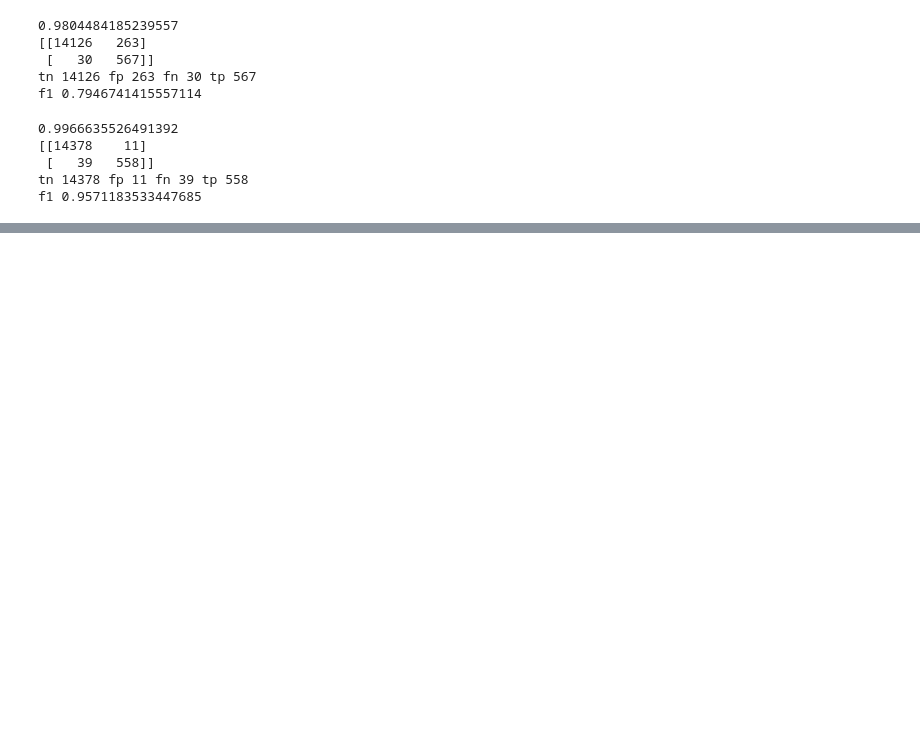
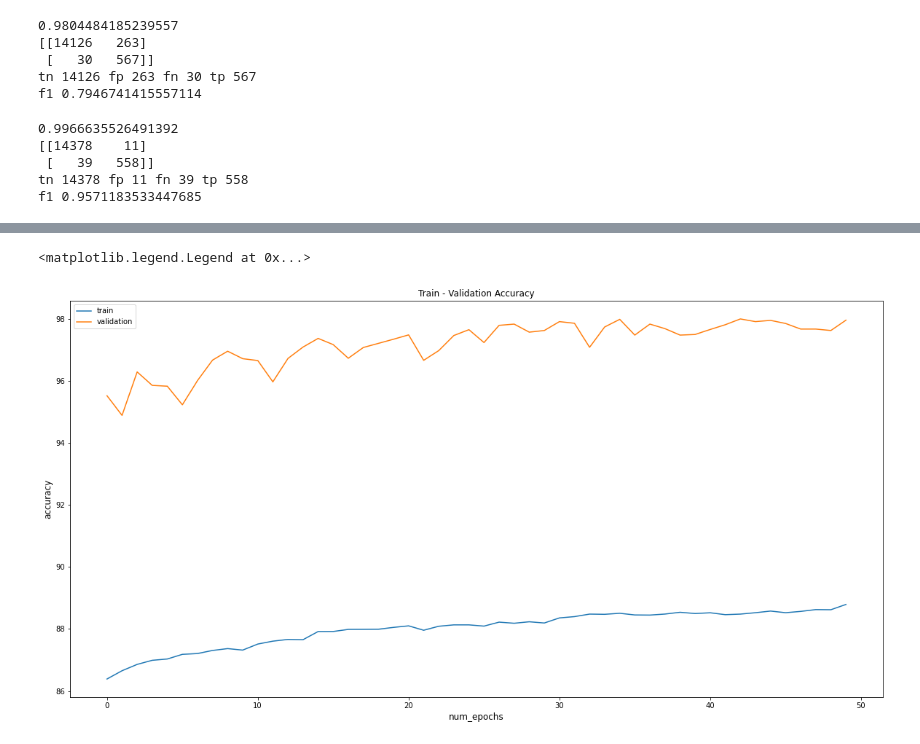
Before and after one commit to MaxPolak97/machine-failure-prediction, a Jupyter notebook: bitchasscode.ipynb, the cells around one changed output, grey strips where cells are left out. Drawn from its saved outputs; the diff is of its cells as text; code cells hidden in the pictures; blank space fills up the shorter version.

Commit message:
Added Pytorch NN

```diff
--- a/bitchasscode.ipynb
+++ b/bitchasscode.ipynb
@@ -98,7 +103,7 @@ tn 14415 fp 21 fn 38 tp 511
 f1 0.9454209065679926
 # %%
 from sklearn.neural_network import MLPClassifier
-nn = MLPClassifier(solver='lbfgs', alpha=1e-5, hidden_layer_sizes=(40, 20))
+nn = MLPClassifier(solver='adam', alpha=1e-5, hidden_layer_sizes=(40, 20))
 nn.fit(X_balanced,y_balanced)
 y_pred_nn = nn.predict(X_val_scaled)
 test(y_val,y_pred_nn)
@@ -133,0 +138,34 @@ f1 0.9571183533447685
+# %%
+##NEURAL NETWORK WITH PYTORCH
+n_input, n_hidden, n_out = X_train_scaled.shape[1], (40,20), 1,
+
+class Net(nn.Module):
+    def __init__(self):
+        super(Net, self).__init__()
+        self.fc1 = nn.Linear(n_input,n_hidden[0])
+        self.fc2 = nn.Linear(n_hidden[0], n_hidden[1])
+        self.fc3 = nn.Linear(n_hidden[1], n_out)
+        self.ReLU = nn.ReLU()
+
+
+    def forward(self, x):
+        x = self.ReLU(self.fc1(x))
+        x = self.ReLU(self.fc2(x))
+        x = self.ReLU(self.fc3(x))
+        x = torch.sigmoid(x)
+        return torch.flatten(x)#torch.reshape(x,(1,))
+
+model = Net()
+criterion = nn.BCELoss()
+optimizer = optim.Adam(model.parameters(), lr=0.001)
+
+tensor_x = torch.Tensor(X_balanced) # transform to torch tensor
+tensor_y = torch.Tensor(y_balanced)
+
+my_dataset = TensorDataset(tensor_x,tensor_y) # create your datset
+my_dataloader = DataLoader(my_dataset,batch_size=256, shuffle=True) # create your dataloader
+
+tensor_x = torch.Tensor(X_val_scaled) # transform to torch tensor
+tensor_y = torch.Tensor(y_val)
+my_dataset = TensorDataset(tensor_x,tensor_y)
+validation_loader = DataLoader(my_dataset,batch_size=256, shuffle=True)
@@ -133,0 +250,11 @@ f1 0.9571183533447685
+# %%
+fig = plt.figure(figsize=(20,10))
+plt.title("Train - Validation Accuracy")
+plt.plot(train_acc, label='train')
+plt.plot(val_acc, label='validation')
+plt.xlabel('num_epochs', fontsize=12)
+plt.ylabel('accuracy', fontsize=12)
+plt.legend(loc='best')
+# %% [output]
+<matplotlib.legend.Legend at 0x...>
+[figure, added]
```
Also changed, not shown: parts of 4 cells of this notebook, 2 other files.
